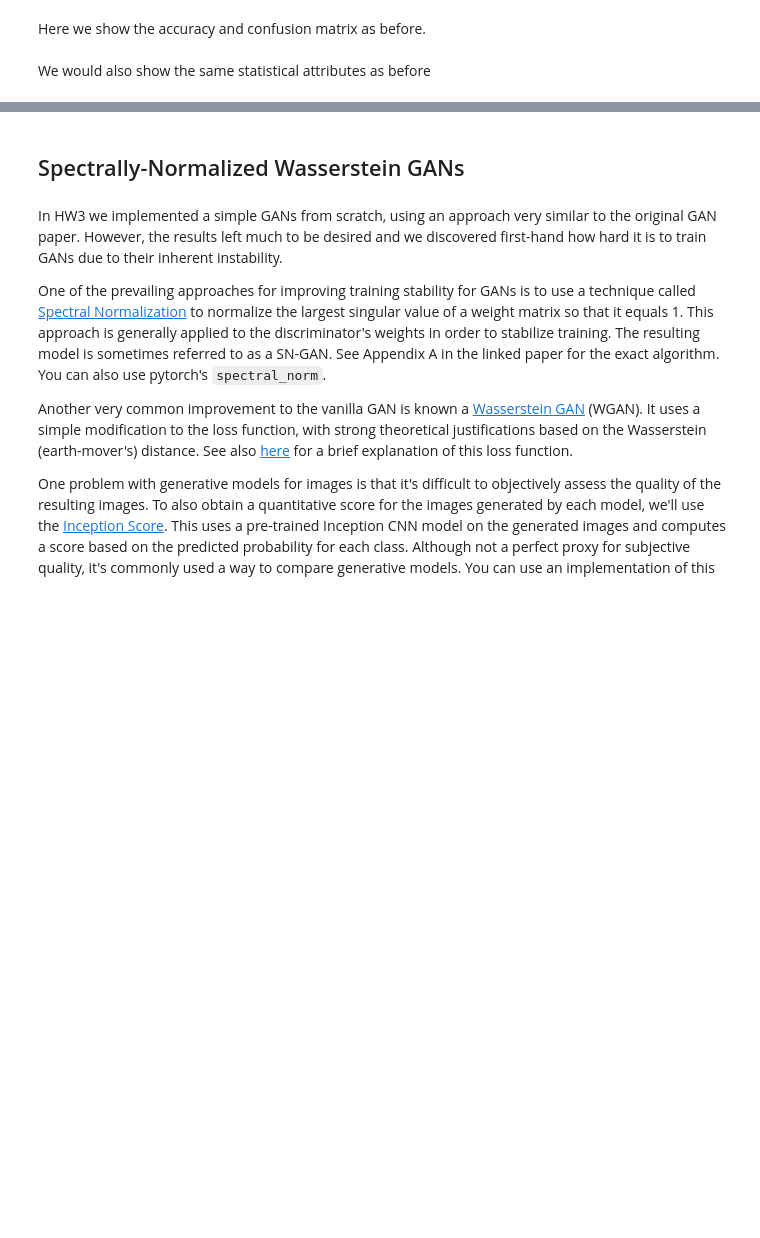
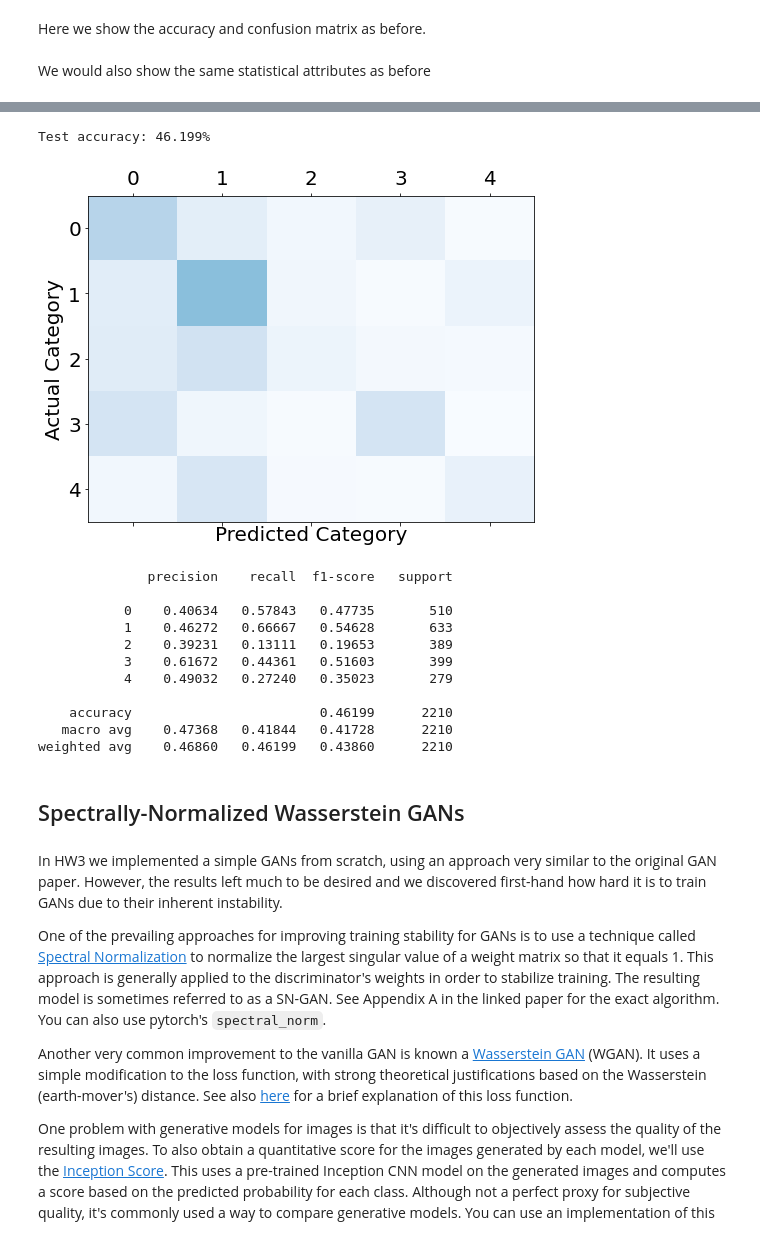
Before and after one commit to mkimhi/Sentiment-Analysis-Attention, a Jupyter notebook: Part3_MiniProject.ipynb, the cells around one changed output, grey strips where cells are left out. Drawn from its saved outputs; the diff is of its cells as text; code cells hidden in the pictures; blank space fills up the shorter version.

Commit message:
sst5 for attention

```diff
--- a/Part3_MiniProject.ipynb
+++ b/Part3_MiniProject.ipynb
@@ -304,8 +320,9 @@ We based this implementation on "Self-Attention-Based BiLSTM Model for Short Tex
 <img src ="AttnModel"/>
 # %%
 attnModel = AttentionAnalyzer(VOC_DIM, EMBEDDING_DIM, HIDDEN_DIM, OUTPUT_DIM[0], word_embeddings, layers=NUM_LAYERS).to(device) #attention model for SST3
+attnModel5 = AttentionAnalyzer(VOC_DIM, EMBEDDING_DIM, HIDDEN_DIM, OUTPUT_DIM[1], word_embeddings_5, layers=NUM_LAYERS).to(device)
 print(f"Attention model:{attnModel}")
-print(f'The Attention model has {count_parameters(attnModel):,} trainable weights.')
+print(f'The Attention model for 3-classes has {count_parameters(attnModel):,} trainable weights, the Attention model for 5-classes has {count_parameters(attnModel5):,} trainable weights')
 # %% [output]
 Attention model:AttentionAnalyzer(
   (embd): Embedding(15482, 300)
@@ -369,0 +389,15 @@ weighted avg      0.647     0.682     0.632      2210
+# %%
+checkpoint_attn =''# 'project/Models/STT5-ATTN'
+optimizer = torch.optim.Adam(attnModel5.parameters(), lr=learning_rate)
+# Train, unless final checkpoint is found
+checkpoint_file_final = f'{checkpoint_attn}.pt'
+if os.path.isfile(checkpoint_file_final):
+    print(f'*** Loading final checkpoint file {checkpoint_file_final} (not training)')
+    saved_state = torch.load(checkpoint_file_final, map_location=device)
+    attnModel5.load_state_dict(saved_state['model_state'])
+else:
+    try:
+        train_and_eval(attnModel5,train_iter_5, test_iter_5, optimizer, loss_fn=loss_fn, epochs=EPOCHS,name='Attention',data_name = 'SST5')
+
+    except KeyboardInterrupt as e:
+        print('\n *** Training interrupted by user')
@@ -370,3 +422,20 @@ weighted avg      0.647     0.682     0.632      2210
+# %%
+present_accuracy(attnModel5, test_iter_5,classes=5)
+print_stats(attnModel5, test_iter_5,classes=5)
+# %% [output]
+Test accuracy: 46.199%
+[figure, added]
+              precision    recall  f1-score   support
+
+           0    0.40634   0.57843   0.47735       510
+           1    0.46272   0.66667   0.54628       633
+           2    0.39231   0.13111   0.19653       389
+           3    0.61672   0.44361   0.51603       399
+           4    0.49032   0.27240   0.35023       279
+
+    accuracy                        0.46199      2210
+   macro avg    0.47368   0.41844   0.41728      2210
+weighted avg    0.46860   0.46199   0.43860      2210
 # %% [markdown]
 ## Spectrally-Normalized Wasserstein GANs
 # %% [markdown]
```
Also changed, not shown: parts of 12 cells of this notebook.
